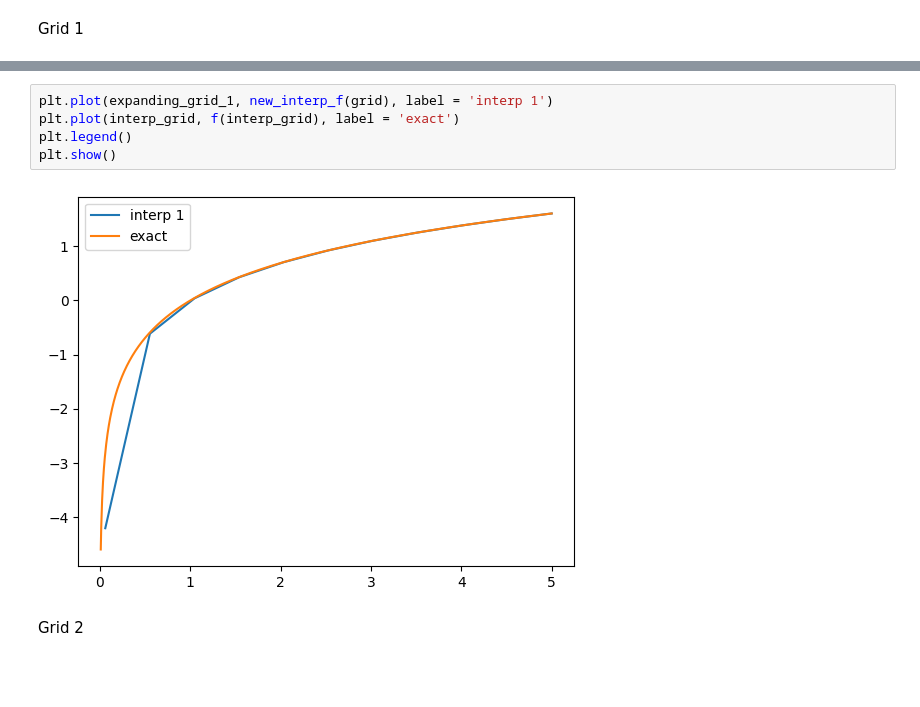
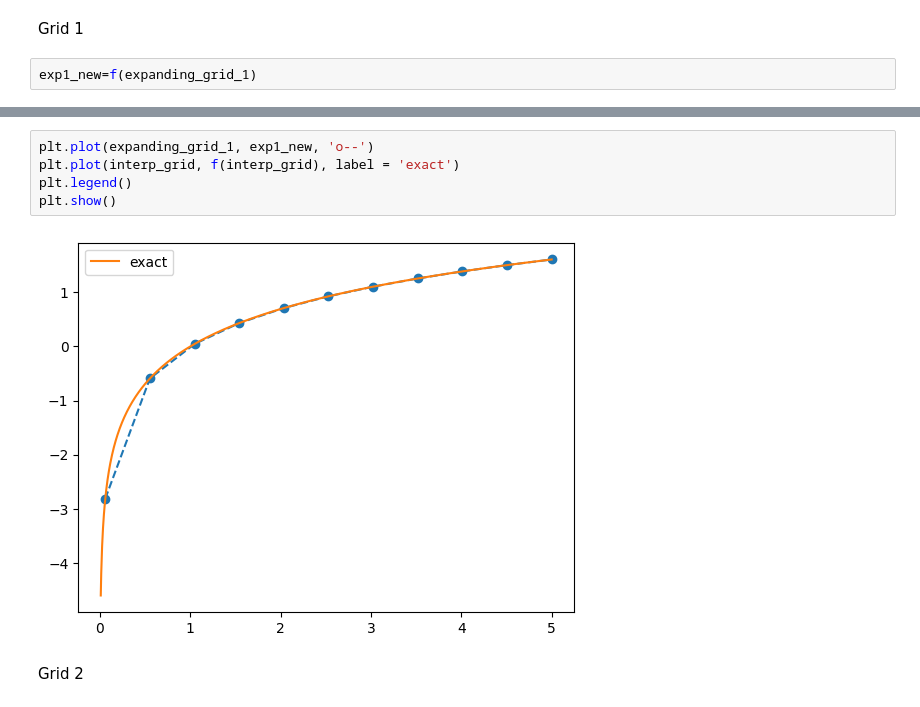
Before and after one commit to sgcbayli024/ECON8185_Homework, a Jupyter notebook: HW2_Bayliss.ipynb, the cells around one changed output, grey strips where cells are left out. Drawn from its saved outputs; the diff is of its cells as text; blank space fills up the shorter version.

Commit message:
new linear interp

```diff
--- a/HW2_Bayliss.ipynb
+++ b/HW2_Bayliss.ipynb
@@ -404,3 +400,5 @@ Now, plot the four cases for each utility function
 First, consider log utility
 # %% [markdown]
 Grid 1
+# %%
+exp1_new=f(expanding_grid_1)
@@ -407,9 +442,9 @@ Grid 1
 # %%
-plt.plot(expanding_grid_1, new_interp_f(grid), label = 'interp 1')
+plt.plot(expanding_grid_1, exp1_new, 'o--')
 plt.plot(interp_grid, f(interp_grid), label = 'exact')
 plt.legend()
 plt.show()
 # %% [output]
-[figure, old version]
+[figure, new version]
 # %% [markdown]
 Grid 2
```
Also changed, not shown: parts of 16 cells of this notebook.
